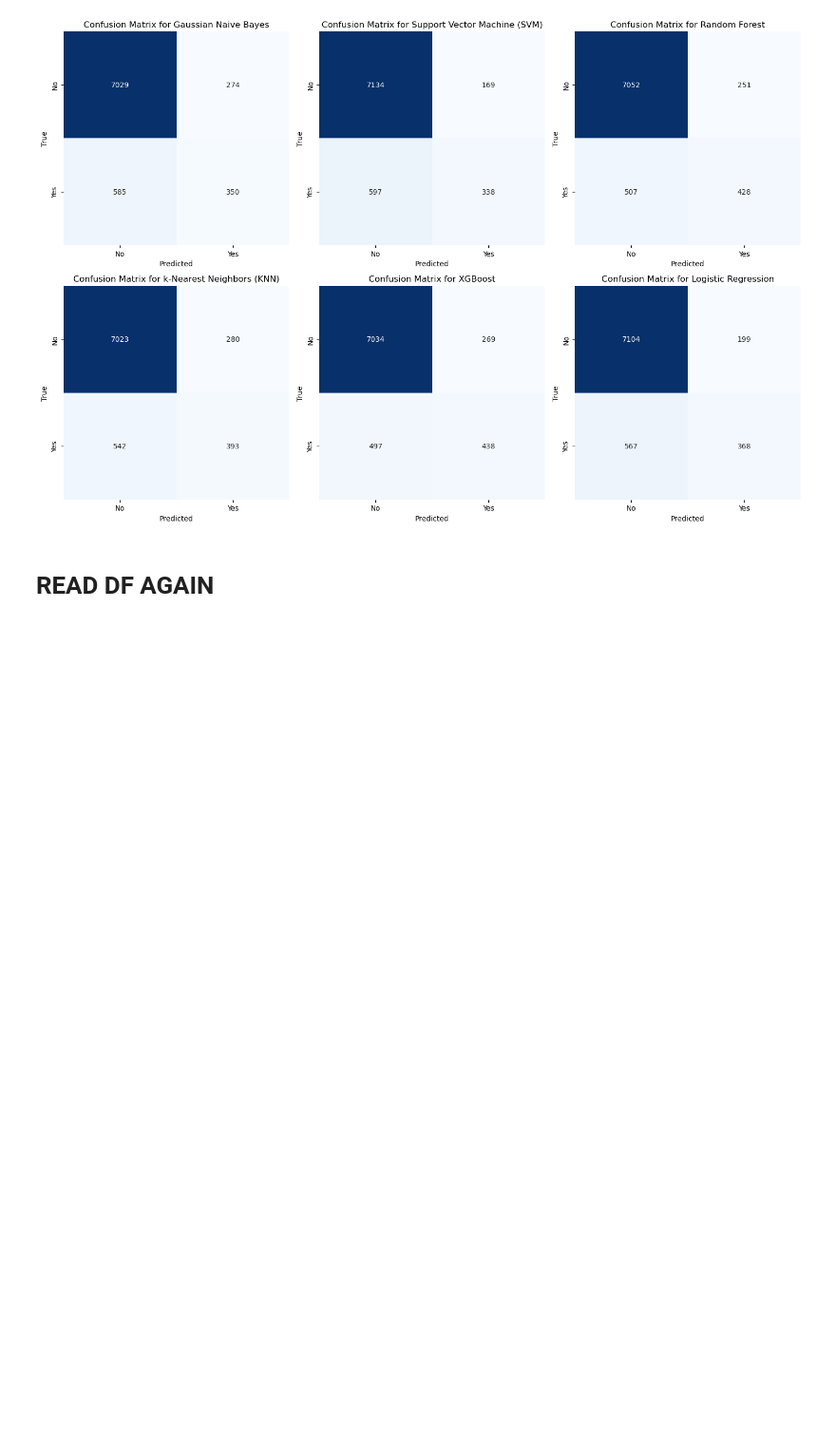
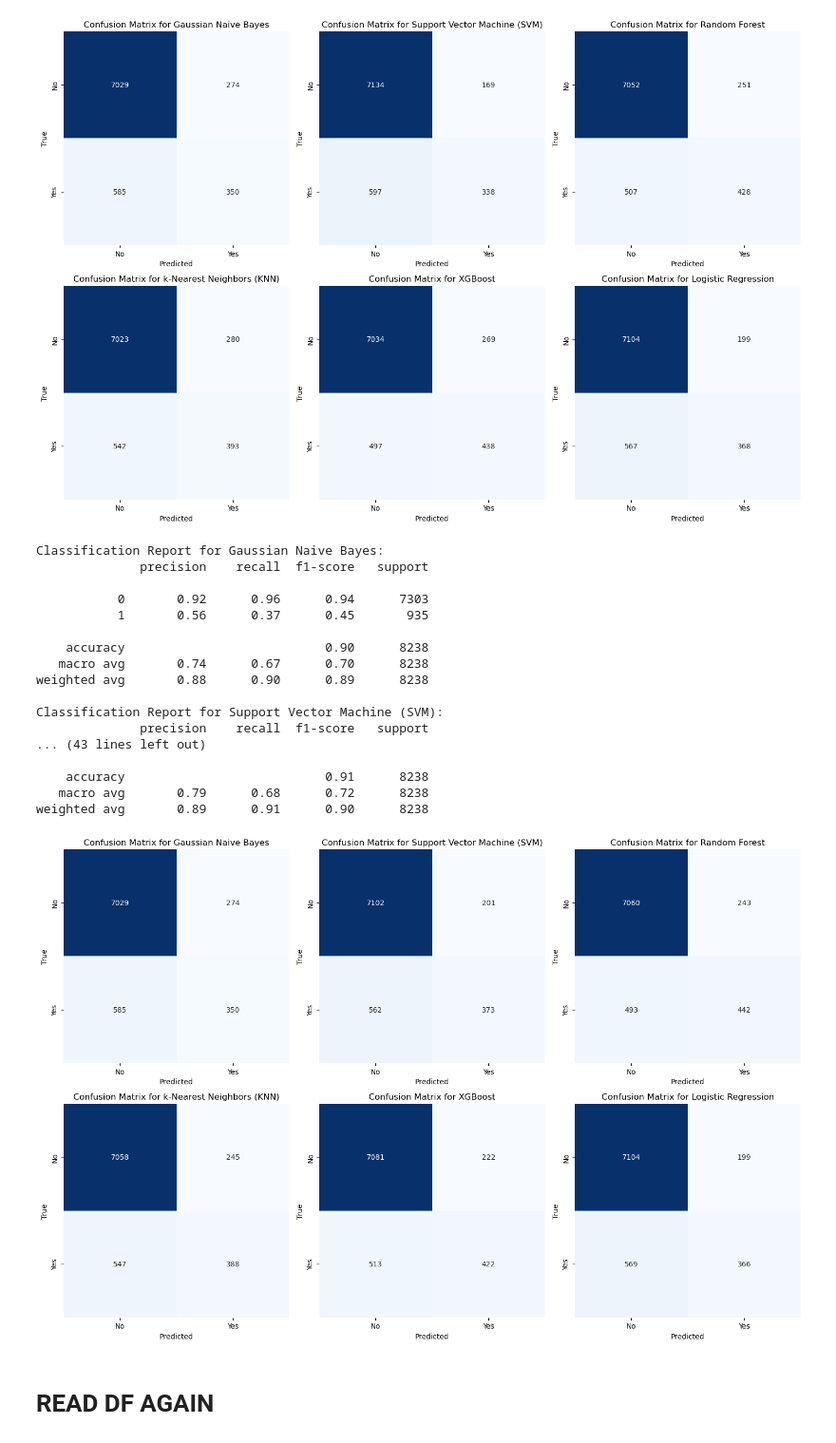
Before and after one commit to fabricio-inoue/Banco-Classificador, a Jupyter notebook: Rooney Classifier.ipynb, the cells around one changed output. Shown: that part at 95% size. Saved outputs shown, nothing was run; the diff lists cells and outputs as text; code cells hidden in the pictures; blank space fills up the shorter version.

Commit message:
GridSearch

```diff
--- a/Rooney Classifier.ipynb
+++ b/Rooney Classifier.ipynb
@@ -545,6 +495,67 @@ Classification Report for Support Vector Machine (SVM):
    macro avg       0.79      0.68      0.72      8238
 weighted avg       0.89      0.91      0.90      8238
 [figure]
+# %%
+# Define the models with their respective parameter grids
+models = [
+    ('Gaussian Naive Bayes', GaussianNB(), {}),  # No hyperparameters for Gaussian Naive Bayes
+    ('Support Vector Machine (SVM)', SVC(), {'C': [0.1, 1, 10], 'kernel': ['linear', 'rbf']}),
+    ('Random Forest', RandomForestClassifier(), {'n_estimators': [50, 100, 200], 'max_depth': [None, 10, 20]}),
+    ('k-Nearest Neighbors (KNN)', KNeighborsClassifier(), {'n_neighbors': [3, 5, 7]}),
+    ('XGBoost', XGBClassifier(), {'learning_rate': [0.01, 0.1, 0.2], 'n_estimators': [50, 100, 200]}),
+    ('Logistic Regression', LogisticRegression(max_iter=1000), {'C': [0.1, 1, 10]})
+]
+
+# Set up subplots
+fig, axes = plt.subplots(nrows=2, ncols=3, figsize=(15, 10))
+axes = axes.flatten()
+
+# Evaluate and generate classification reports and confusion matrices with grid search
+for i, (model_name, model, param_grid) in enumerate(models):
+    # Use GridSearchCV to find the best hyperparameters
+    grid_search = GridSearchCV(model, param_grid, cv=5, n_jobs=-1)
+    grid_search.fit(X_train_mode, y_train_mode)
+
+    # Get the best model with the best hyperparameters
+    best_model = grid_search.best_estimator_
+
+    # Evaluate on the test set
+    y_pred_mode = best_model.predict(X_test_mode)
+
+    # Classification report
+    report = classification_report(y_test_mode, y_pred_mode)
+    print(f"Classification Report for {model_name}:\n{report}")
+
+    # Confusion Matrix
+    cm = confusion_matrix(y_test_mode, y_pred_mode)
+    sns.heatmap(cm, annot=True, fmt='d', cmap='Blues', cbar=False,
+                xticklabels=['No', 'Yes'], yticklabels=['No', 'Yes'], ax=axes[i])
+    axes[i].set_title(f'Confusion Matrix for {model_name}')
+    axes[i].set_xlabel('Predicted')
+    axes[i].set_ylabel('True')
+
+# Adjust layout and show plots
+plt.tight_layout()
+plt.show()
+# %% [output]
+Classification Report for Gaussian Naive Bayes:
+              precision    recall  f1-score   support
+
+           0       0.92      0.96      0.94      7303
+           1       0.56      0.37      0.45       935
+
+    accuracy                           0.90      8238
+   macro avg       0.74      0.67      0.70      8238
+weighted avg       0.88      0.90      0.89      8238
+
+Classification Report for Support Vector Machine (SVM):
+              precision    recall  f1-score   support
+... (43 lines left out)
+
+    accuracy                           0.91      8238
+   macro avg       0.79      0.68      0.72      8238
+weighted avg       0.89      0.91      0.90      8238
+[figure, added]
 # %% [markdown]
 # READ DF AGAIN
 # %%
```
Also changed, not shown: parts of 7 cells of this notebook.
